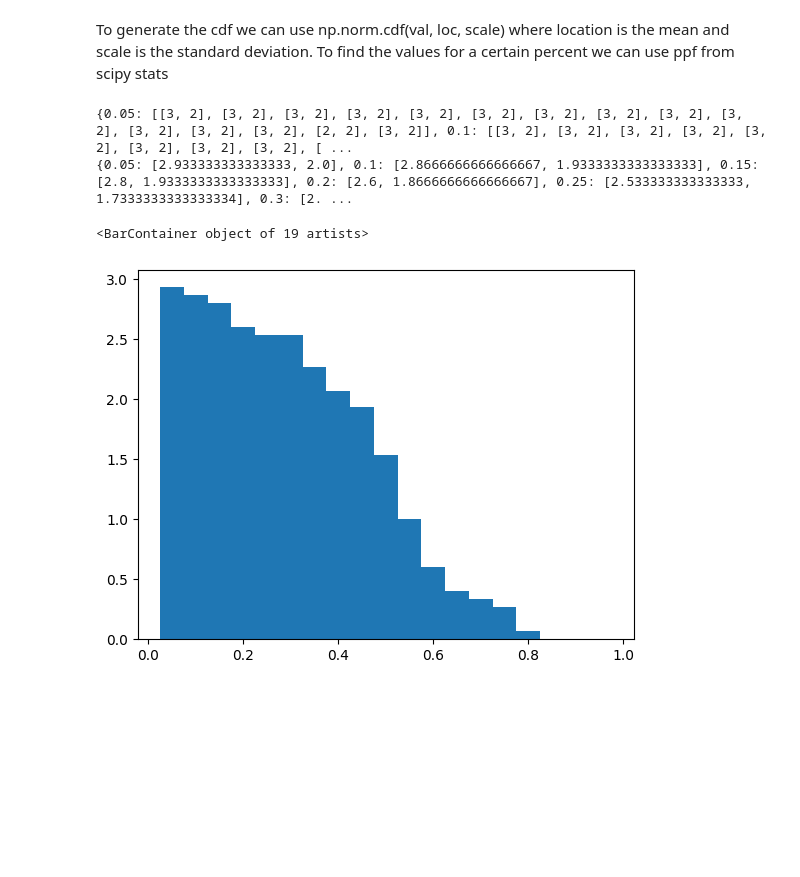
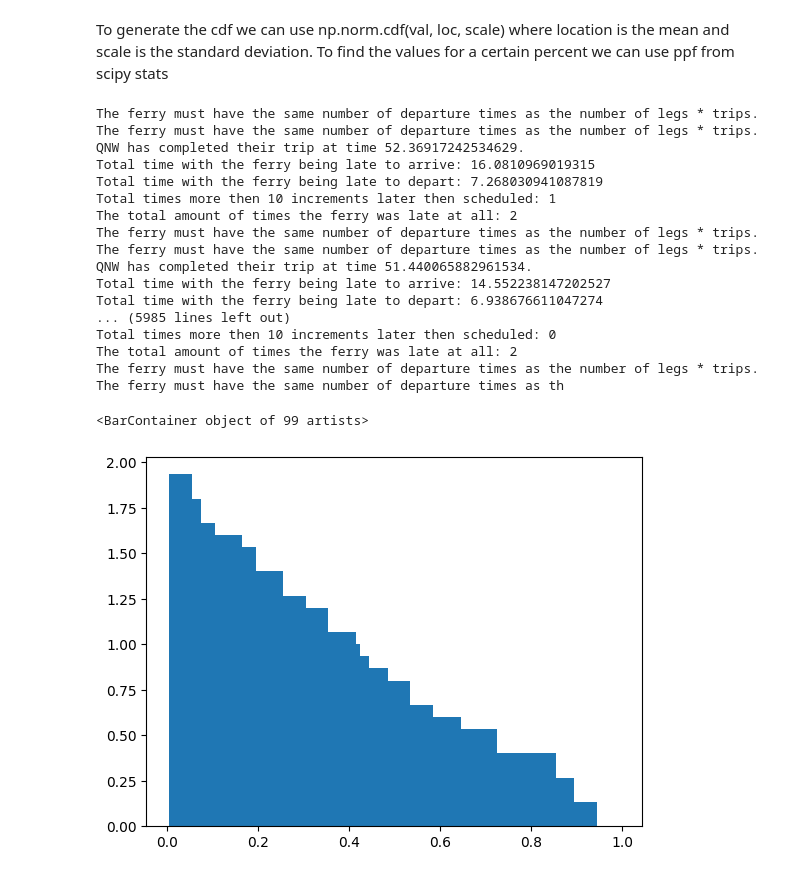
Before and after one commit to Bogdan26Bogdan/Ferry_data, a Jupyter notebook: simulation/main.ipynb, the cells around one changed output. Saved outputs shown, nothing was run; the diff lists cells and outputs as text; code cells hidden in the pictures; blank space fills up the shorter version.

```diff
--- a/simulation/main.ipynb
+++ b/simulation/main.ipynb
@@ -28,7 +116,6 @@ MEAN_LOADING_UNLOADING_TIME = 10
 SD_LOADING_UNLOADING_TIME = 1
 
 
-PORT_CODES = ["SWB", "TSA", "SGI", "HSB", "NAN", "LNG"]
 FERRIES = []
 SEEDS = [234,4234,324,325543,2,34,546,74,567,568,568,89,364575,342,45,3456473,546,3456473]
 SEEDS = set(SEEDS)
@@ -75,7 +162,7 @@ generate_scheduled_departure_and_arrival_times(expected_arrival, expected_depart
 
 time_to_count_as_late = 0
 lates_for_each = {}
-for ppf_value in range(5, 100, 5):
+for ppf_value in range(1, 100, 1):
     ppf_value = ppf_value / 100
     lates_for_each[ppf_value] = []
 
@@ -103,12 +190,14 @@ for ppf_value in range(5, 100, 5):
             for time in range(0, MAX_SIMULATION_TIME, 5):
                 LOADING_AND_UNLOADING_TIMES[globals()[port_code] + time] = np.random.normal(MEAN_LOADING_UNLOADING_TIME, SD_LOADING_UNLOADING_TIME)
 
+
+
         #Create a ferry object
         QNW = ferryFile.Ferry()
         QNW.ferry_name = "Queen of New Westminster"
         QNW.ferry_code = "QNW"
         QNW.ferry_capacity = 150
-        QNW.ferry_route = [TSA, SWB, SGI, TSA]
+        QNW.ferry_route = [TSA, SWB, TSA]
         QNW.ferry_trip_time = TRIP_TIMES
         QNW.set_expected_departure_times(expected_departure)
         QNW.set_expected_arrival_times(expected_arrival)
@@ -119,44 +208,60 @@ for ppf_value in range(5, 100, 5):
         QNW.ferry_current_port_index = 0
         QNW.validate_arrival_and_departure_times()
 
-        QNW.print_stats_at_end = False
+        QNW.print_stats_at_end = True
 
+        QNW.validate_arrival_and_departure_times()
 
         current_time =0
         event_queue = []
         heapq.heapify(event_queue)
         heapq.heappush(event_queue, (current_time, QNW))
 
 
         current_event = heapq.heappop(event_queue)
         while current_event[1].next_function != None:
             current_time = current_event[0]
 
             next_event_time = current_event[1].next_function(current_time)
             heapq.heappush(event_queue, (next_event_time, current_event[1]))
 
             current_event = heapq.heappop(event_queue)
 
         lates_for_each[ppf_value].append(QNW.total_times_late(time_to_count_as_late))
 
 
 
 
-print(lates_for_each)
+#print(lates_for_each)
 for key in lates_for_each.keys():
     data = lates_for_each[key]
     times_late_to_arrive = [i[0] for i in data]
     times_late_to_depart = [i[1] for i in data]
 
     times_late_to_arrive = sum(times_late_to_arrive) / len(times_late_to_arrive)
     times_late_to_depart = sum(times_late_to_depart) / len(times_late_to_depart)
 
     lates_for_each[key] = [times_late_to_arrive, times_late_to_depart]
-print(lates_for_each)
+#print(lates_for_each)
 
-plt.bar(lates_for_each.keys(), [lates_for_each[key][0] for key in lates_for_each.keys()], 0.05)
+plt.bar(lates_for_each.keys(), [lates_for_each[key][0] for key in lates_for_each.keys()], 0.01)
 # %% [output]
-{0.05: [[3, 2], [3, 2], [3, 2], [3, 2], [3, 2], [3, 2], [3, 2], [3, 2], [3, 2], [3, 2], [3, 2], [3, 2], [3, 2], [2, 2], [3, 2]], 0.1: [[3, 2], [3, 2], [3, 2], [3, 2], [3, 2], [3, 2], [3, 2], [3, 2], [ ...
-{0.05: [2.933333333333333, 2.0], 0.1: [2.8666666666666667, 1.9333333333333333], 0.15: [2.8, 1.9333333333333333], 0.2: [2.6, 1.8666666666666667], 0.25: [2.533333333333333, 1.7333333333333334], 0.3: [2. ...
+The ferry must have the same number of departure times as the number of legs * trips.
+The ferry must have the same number of departure times as the number of legs * trips.
+QNW has completed their trip at time 52.36917242534629.
+Total time with the ferry being late to arrive: 16.0810969019315
+Total time with the ferry being late to depart: 7.268030941087819
+Total times more then 10 increments later then scheduled: 1
+The total amount of times the ferry was late at all: 2
+The ferry must have the same number of departure times as the number of legs * trips.
+The ferry must have the same number of departure times as the number of legs * trips.
+QNW has completed their trip at time 51.440065882961534.
+Total time with the ferry being late to arrive: 14.552238147202527
+Total time with the ferry being late to depart: 6.938676611047274
+... (5985 lines left out)
+Total times more then 10 increments later then scheduled: 0
+The total amount of times the ferry was late at all: 2
+The ferry must have the same number of departure times as the number of legs * trips.
+The ferry must have the same number of departure times as th
-<BarContainer object of 19 artists>
+<BarContainer object of 99 artists>
-[figure, old version]
+[figure, new version]
```
Also changed, not shown: parts of 4 cells of this notebook.
